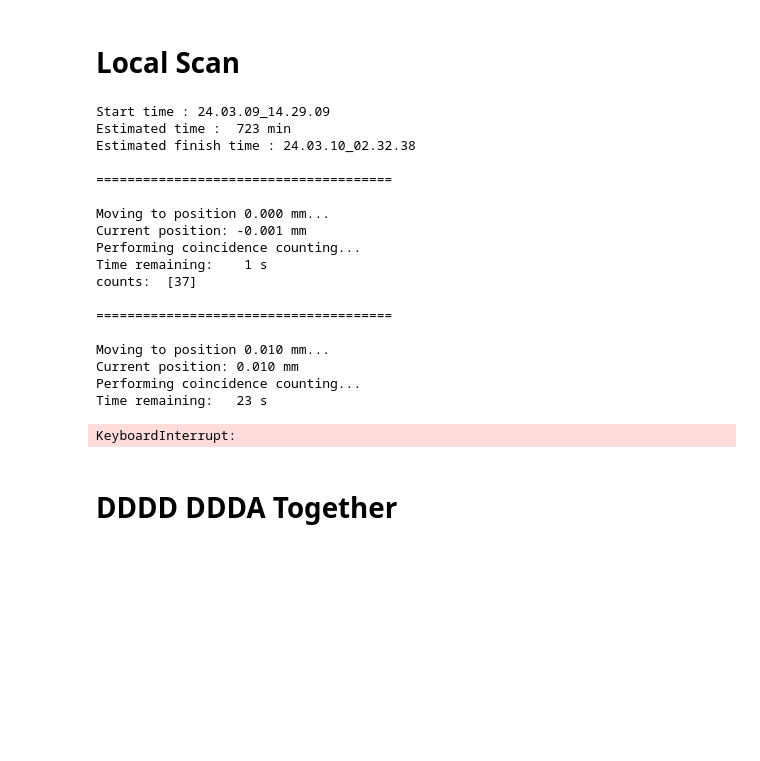
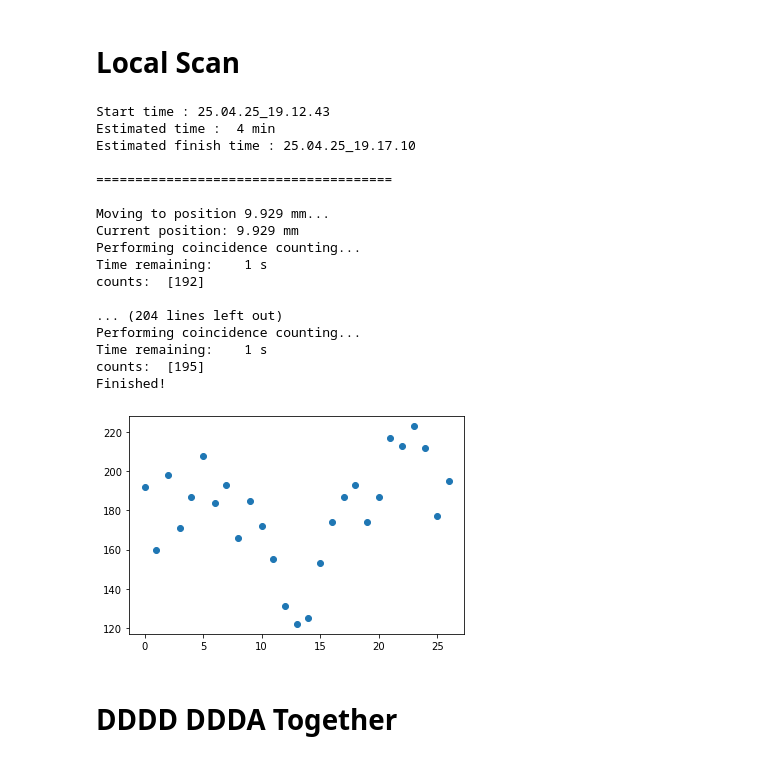
Before and after one commit to hfwang132/tomo_swabian, a Jupyter notebook: utils/vis.ipynb, the cells around one changed output. Saved outputs shown, nothing was run; the diff lists cells and outputs as text; code cells hidden in the pictures; blank space fills up the shorter version.

```diff
--- a/utils/vis.ipynb
+++ b/utils/vis.ipynb
@@ -150,15 +140,16 @@ True
 # 2) init tagger
 
 tagger = createTimeTagger()
-for i in range(1, 17):
-    tagger.setTriggerLevel(i, 1.5)
+for j in range(1, 17):
+    tagger.setTriggerLevel(j, 1.0)
 
-tagger.setInputDelay(7, 2500)
-tagger.setInputDelay(1, 2100)
-tagger.setInputDelay(5, 2100)
+tagger.setInputDelay(2, -3750)
+tagger.setInputDelay(3, -4775)
+tagger.setInputDelay(4, -10335)
+tagger.setInputDelay(5, -10900)
 
 coin = Coincidence(
-                tagger, [7, 2, 1, 5], coincidenceWindow=5000, timestamp=CoincidenceTimestamp.Average
+                tagger, [1, 2, 4, 5], coincidenceWindow=5000, timestamp=CoincidenceTimestamp.Average
                 )
 
 countrate = Countrate(tagger=tagger, channels=coin.getChannels())
@@ -170,13 +161,14 @@ start_time = t.strftime("%y.%m.%d_%H.%M.%S")
 filename = f"data_Haifei/vis_{start_time}.txt"
 f = open(filename, "w")
 
-step = 0.01
-sec = 100
+step = 0.015
+sec = 10
 counts = []
 
-# center = 268000
-range_min = 0
-range_max = 500000
+center = 350000 # 118870
+ran = round(0.2 * 34555)
+range_max = center + ran
+range_min = center - ran
 
 estimated_time = ( sec * (range_max - range_min) / (step * 34555) ) / 60
 
@@ -200,45 +192,45 @@ try:
             sys.stdout.write("\r")
             sys.stdout.write(f"Time remaining: {(sec - i):4d} s")
             sys.stdout.flush()
             time.sleep(1)
         print("")
         countrate.waitUntilFinished()
         count = countrate.getCountsTotal()
         print("counts: ", count)
         pos_count = [cur_pos] + [int(num) for num in count]
         counts.append(count)
 
         f.write(" ".join(map(str, pos_count)))
         f.write("\n")
         f.flush()
 finally:
     f.close()
     freeTimeTagger(tagger=tagger)
+    print("Finished!")
 
 
 plt.plot(counts, "o")
 plt.savefig(filename[:-4] + '.jpg')
 plt.show()
 # %% [output]
-Start time : 24.03.09_14.29.09
-Estimated time :  723 min
-Estimated finish time : 24.03.10_02.32.38
+Start time : 25.04.25_19.12.43
+Estimated time :  4 min
+Estimated finish time : 25.04.25_19.17.10
 
 ======================================
 
-Moving to position 0.000 mm...
-Current position: -0.001 mm
+Moving to position 9.929 mm...
+Current position: 9.929 mm
 Performing coincidence counting...
 Time remaining:    1 s
-counts:  [37]
+counts:  [192]
 
-======================================
-
-Moving to position 0.010 mm...
-Current position: 0.010 mm
+... (204 lines left out)
 Performing coincidence counting...
-Time remaining:   23 s
+Time remaining:    1 s
+counts:  [195]
+Finished!
-KeyboardInterrupt:
+[figure, added]
 # %% [markdown]
 # DDDD DDDA Together
 # %%
```
Also changed, not shown: parts of 19 cells of this notebook, 10 other files.
